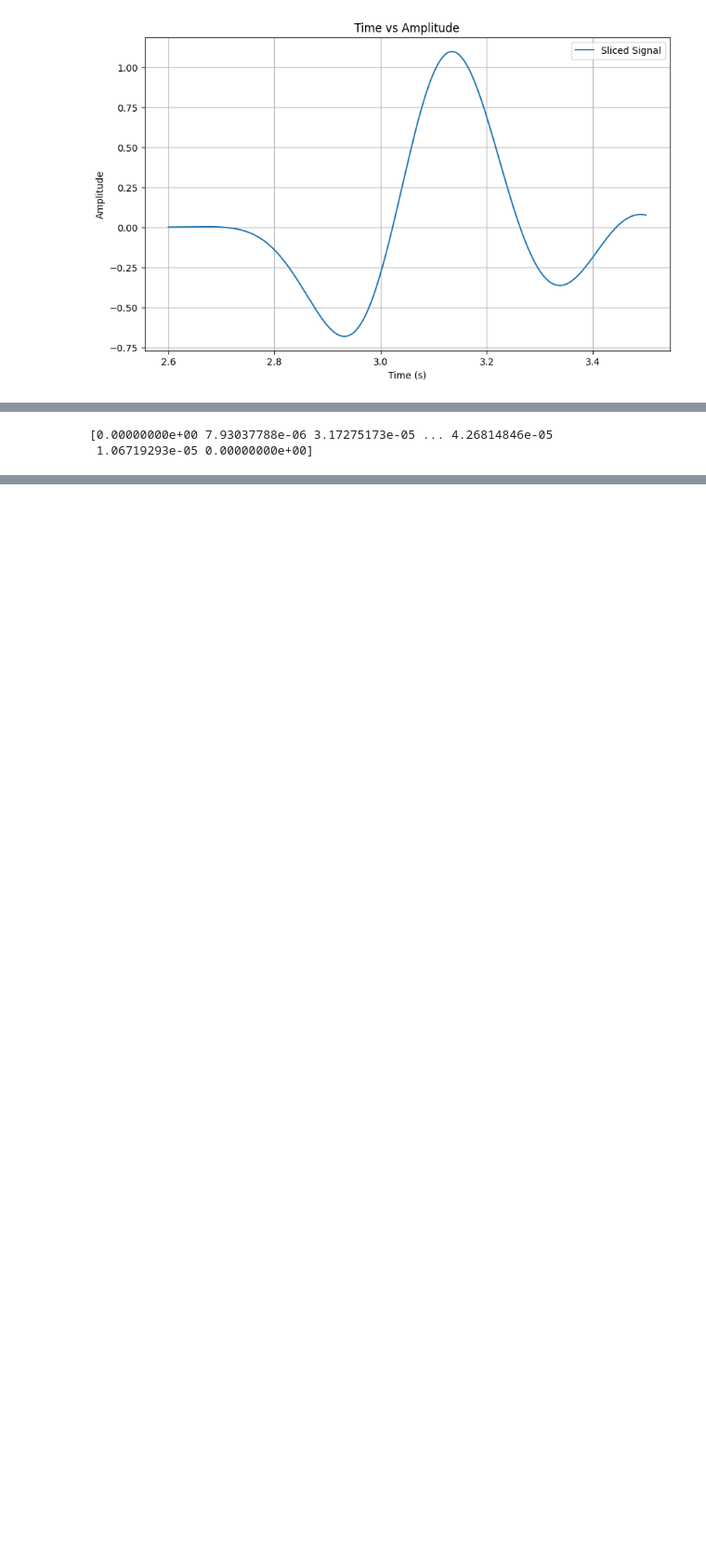
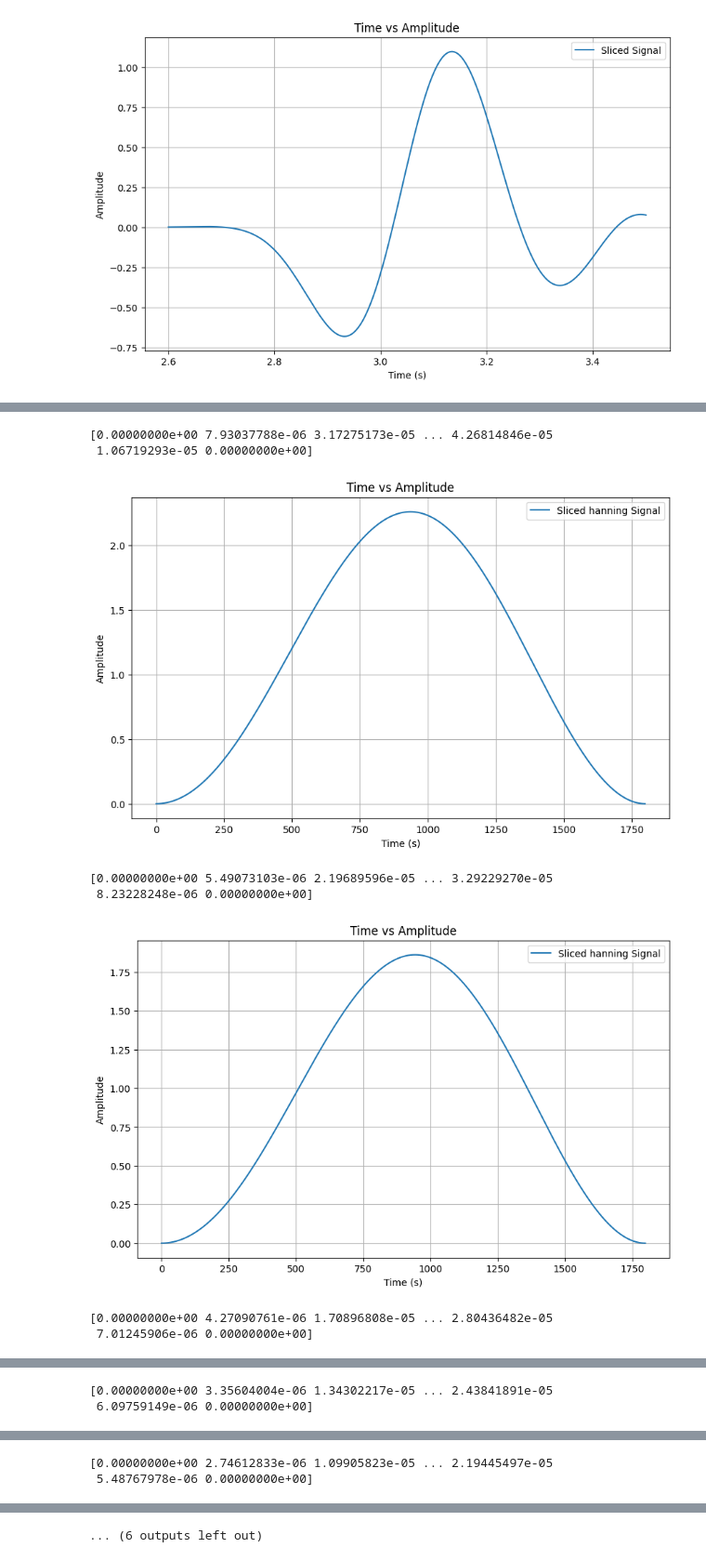
Before and after one commit to JuanpaGaviria/SOH_1D, a Jupyter notebook: src/result_processing/Simulation/Paper/fig 10 QUS/QUS.ipynb, the cells around one changed output, grey strips where cells are left out. Shown at 93% size. Drawn from its saved outputs; the diff is of its cells as text; code cells hidden in the pictures; blank space fills up the shorter version.

```diff
--- a/src/result_processing/Simulation/Paper/fig 10 QUS/QUS.ipynb
+++ b/src/result_processing/Simulation/Paper/fig 10 QUS/QUS.ipynb
@@ -45,38 +197,46 @@ slice_tof(file_path, 5200,7000, 0.0005, '0')
 # %%
-import numpy as np
-
+os.chdir("./..")
 def hanning_window(filename):
     # Load the signal from a .npy file
     signal = np.load(filename)
     signal = signal[:, 0]
 
     # Generate a Hanning window of the same length as the signal
     window = np.hanning(len(signal))
 
     # Apply the window to the signal
     windowed_signal = signal * window
+    os.chdir("./Hanning")
     np.save(f'{filename}_windowed', windowed_signal)
 
     plt.figure(figsize=(10, 6))
     plt.plot(windowed_signal, label='Sliced hanning Signal')
     plt.xlabel('Time (s)')
     plt.ylabel('Amplitude')
     plt.title('Time vs Amplitude')
     plt.legend()
     plt.grid(True)
-    plt.savefig(f'{signal}.png')  # Save the figure
     plt.show()
+    os.chdir("../")
 
-
-    # You can either return this windowed signal or save it, etc.
     return windowed_signal
 
 # Use the function
-windowed_signal = hanning_window("0.npy")
-
-# If you want to see what it looks like or perform further analysis, you might print or plot it here
-print(windowed_signal)
+directory='./'
+counter = 0
+npy_files = [f for f in os.listdir(directory) if f.endswith('.npy')]
+npy_files.sort()  # Ordenar archivos alfabéticamente
+num_files = len(npy_files)
+for file in npy_files:
+    windowed_signal = hanning_window(file)
+    print(windowed_signal)
 # %% [output]
 [figure]
 [0.00000000e+00 7.93037788e-06 3.17275173e-05 ... 4.26814846e-05
  1.06719293e-05 0.00000000e+00]
+[figure, added]
+[0.00000000e+00 5.49073103e-06 2.19689596e-05 ... 3.29229270e-05
+ 8.23228248e-06 0.00000000e+00]
+[figure, added]
+[0.00000000e+00 4.27090761e-06 1.70896808e-05 ... 2.80436482e-05
+ 7.01245906e-06 0.00000000e+00]
@@ -82,0 +244,2 @@ print(windowed_signal)
+[0.00000000e+00 3.35604004e-06 1.34302217e-05 ... 2.43841891e-05
+ 6.09759149e-06 0.00000000e+00]
@@ -82,0 +247,2 @@ print(windowed_signal)
+[0.00000000e+00 2.74612833e-06 1.09905823e-05 ... 2.19445497e-05
+ 5.48767978e-06 0.00000000e+00]
@@ -82,0 +252 @@ print(windowed_signal)
+... (6 outputs left out)
```
Also changed, not shown: parts of 15 cells of this notebook, 2 other files.
